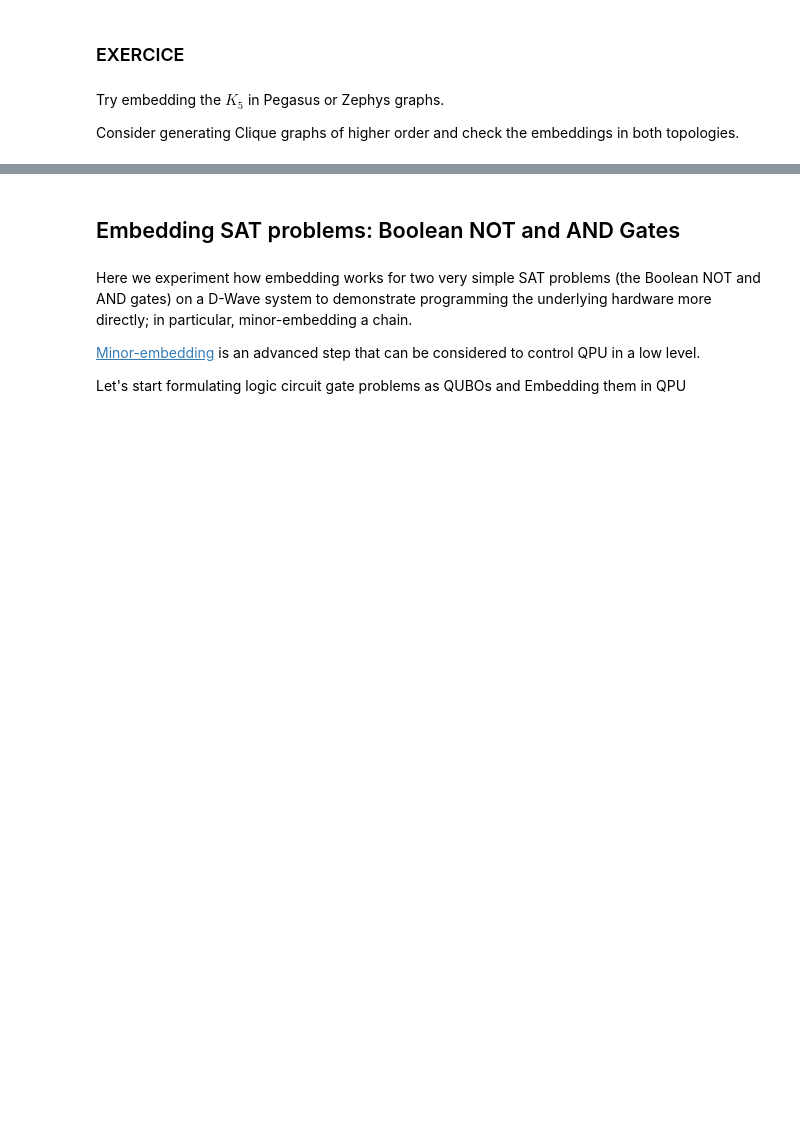
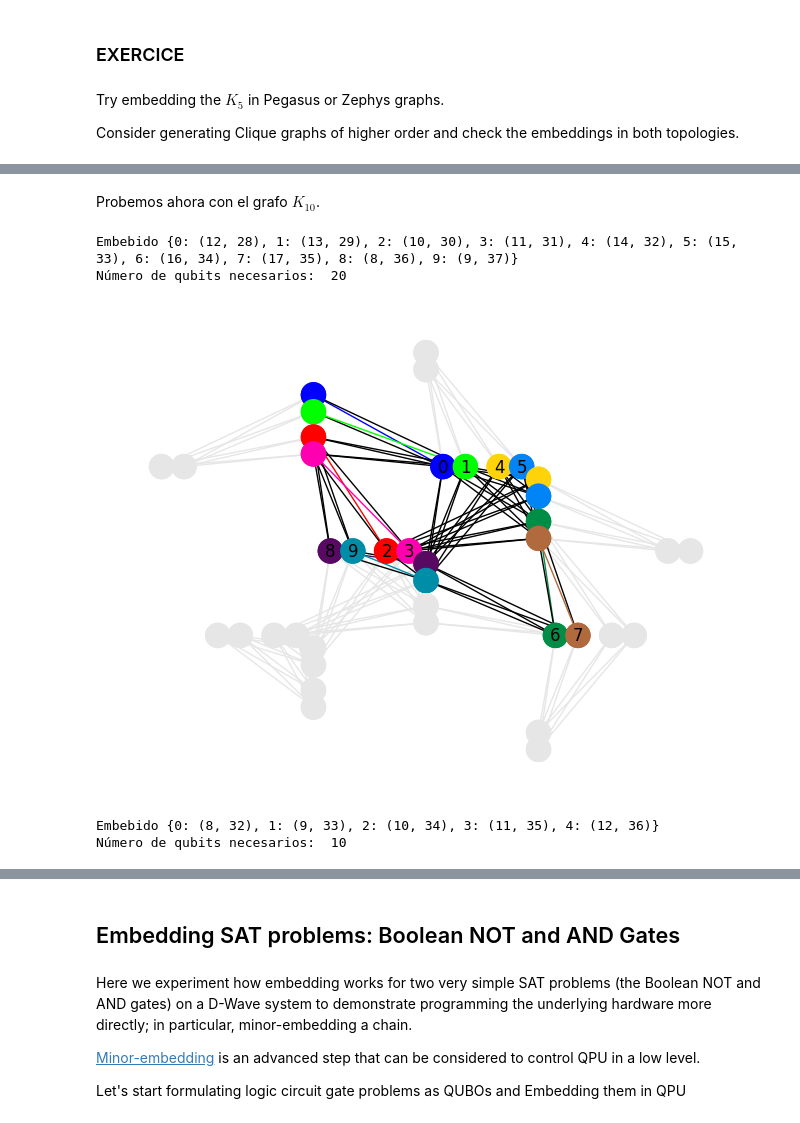
Before and after one commit to Mariomc10/MP-D-Wave, a Jupyter notebook: Cuadernillos/07_Minor_embedding.ipynb, the cells around one changed output, grey strips where cells are left out. Cells and saved outputs as stored; diff of their text form; code cells hidden in the pictures; blank space fills up the shorter version.

```diff
--- a/Cuadernillos/07_Minor_embedding.ipynb
+++ b/Cuadernillos/07_Minor_embedding.ipynb
@@ -179,0 +176,30 @@ Consider generating Clique graphs of higher order and check the embeddings in bo
+# %% [markdown]
+Probemos ahora con el grafo $K_{10}$.
+# %%
+# Pegasus
+
+# Embebemos el grafo K10
+C_pegasusK10 = dnx.pegasus_graph(2) # Creamos un P2
+embedding_pegasusK10 = busclique.find_clique_embedding(10, C_pegasusK10)
+
+print('Embebido',embedding_pegasusK10)
+print('Número de qubits necesarios: ', sum([len(k) for k in embedding_pegasusK10.values()]))
+
+# Mostramos el dibujo
+dnx.draw_pegasus_embedding(C_pegasusK10,embedding_pegasusK10, show_labels=True)
+# %% [output]
+Embebido {0: (12, 28), 1: (13, 29), 2: (10, 30), 3: (11, 31), 4: (14, 32), 5: (15, 33), 6: (16, 34), 7: (17, 35), 8: (8, 36), 9: (9, 37)}
+Número de qubits necesarios:  20
+[figure, added]
+# %%
+# Zephyr
+
+# Embebemos el grafo K5
+C_zephyrK5 = dnx.zephyr_graph(1) # Creamos un Z1
+embedding_zephyrK5 = busclique.find_clique_embedding(5, C_zephyrK5)
+
+print('Embebido',embedding_zephyrK5)
+print('Número de qubits necesarios: ', sum([len(k) for k in embedding_zephyrK5.values()]))
+# %% [output]
+Embebido {0: (8, 32), 1: (9, 33), 2: (10, 34), 3: (11, 35), 4: (12, 36)}
+Número de qubits necesarios:  10
```
Also changed, not shown: parts of 19 cells of this notebook, 1 other file.
